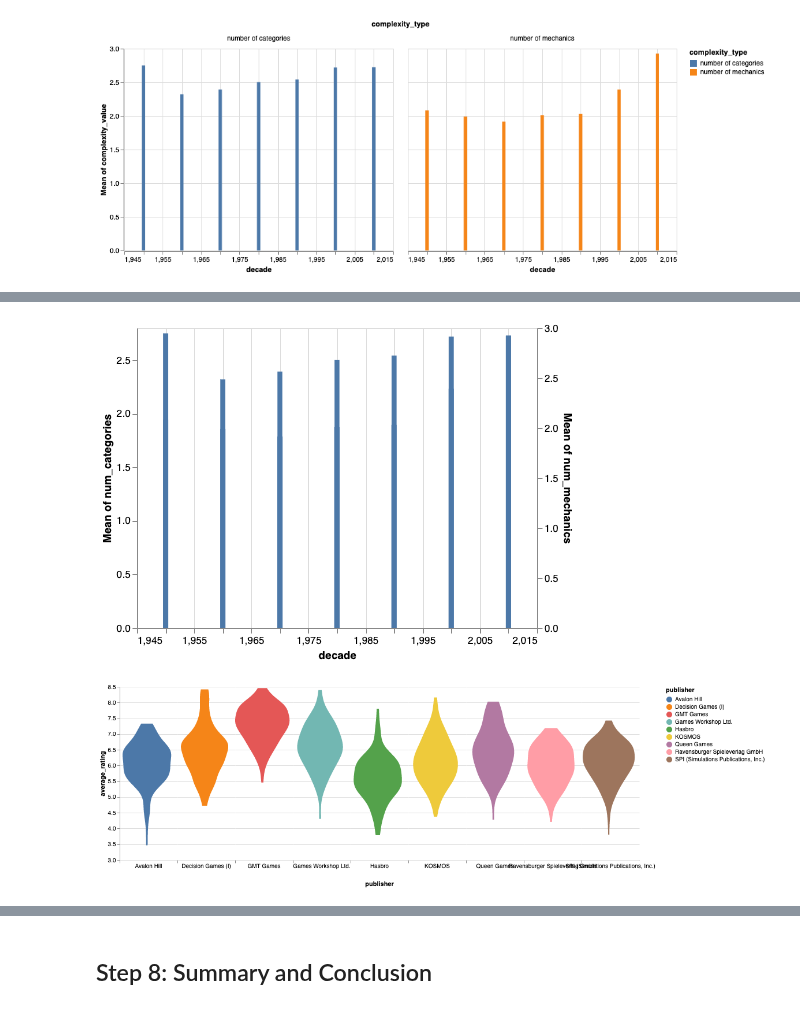
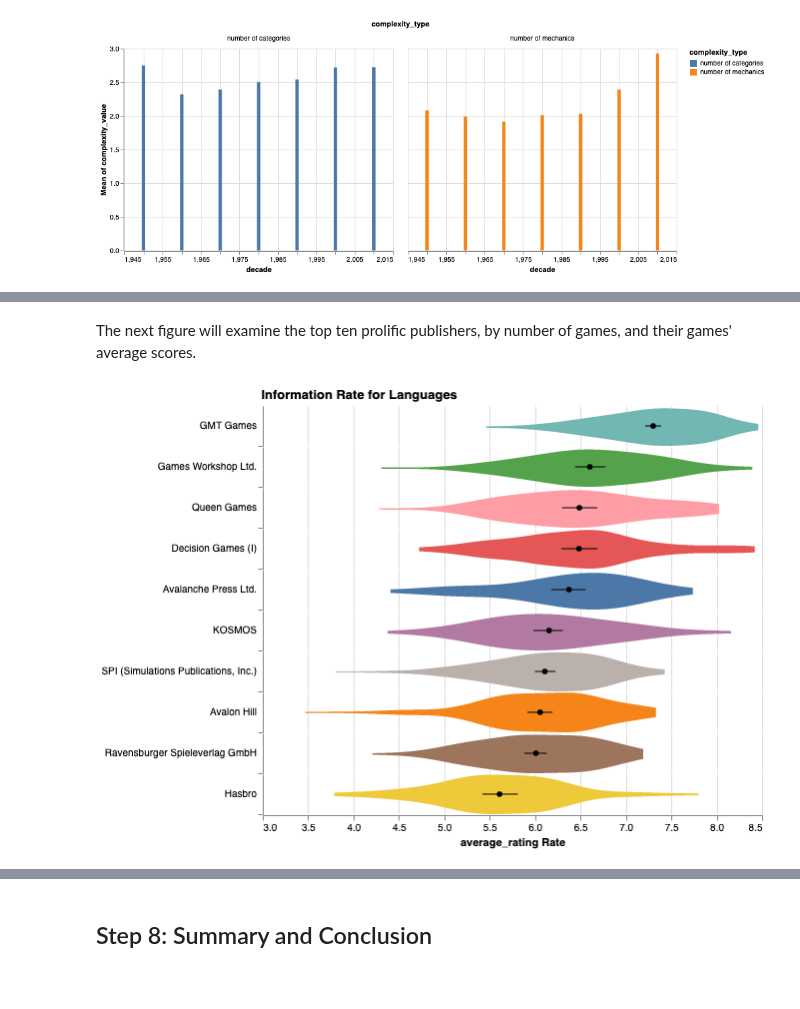
Before and after one commit to ubco-mds-2020-labs/data-550-project2-group-14, a Jupyter notebook: boardgame_EDA_2.ipynb, the cells around one changed output, grey strips where cells are left out. Saved outputs shown, nothing was run; the diff lists cells and outputs as text; code cells hidden in the pictures; blank space fills up the shorter version.

Commit message:
tidy up my two graphs

```diff
--- a/boardgame_EDA_2.ipynb
+++ b/boardgame_EDA_2.ipynb
@@ -218,7 +218,7 @@ combined["decade"] = [int((str(x)[0:-1])+"0") for x in combined["year_published"
 # %%
 v = boardgame_data.publisher.value_counts()
 publish_gt_10 = boardgame_data[boardgame_data.publisher.isin(v.index[v.gt(10)])]
-top_publishers = set(v[0:9].index)
+top_publishers = set(v[0:10].index)
 top_10_publishers_by_count = boardgame_data[boardgame_data["publisher"].isin(top_publishers)]
 # %% [markdown]
 ## Step 6: Research Questions
@@ -382,45 +378,53 @@ chart.display()
-# %%
-alt.layer(cat, mech).resolve_scale(
-    y = 'independent'
-)
-# %% [output]
-[figure, removed]
+# %% [markdown]
+The next figure will examine the top ten prolific publishers, by number of games, and their games' average scores.
 # %%
-# alt.Chart(top_10_publishers_by_count).mark_bar().encode(
-#     alt.X("average_rating", bin=False),
-#     y='count()',
-#     facet=alt.Facet('publisher', columns=3)
-# )
-
-
-alt.Chart(top_10_publishers_by_count).transform_density(
+chart = alt.Chart(top_10_publishers_by_count).transform_density(
     'average_rating',
     as_=['average_rating', 'density'],
     groupby=['publisher']
-).mark_area(orient='horizontal').encode(
-    y='average_rating:Q',
-    color='publisher:N',
-    x=alt.X(
+).mark_area(orient='vertical').encode(
+    x='average_rating:Q',
+    color=alt.Color('publisher:N',legend=None),
+    y=alt.Y(
         'density:Q',
         stack='center',
         impute=None,
         title=None,
         axis=alt.Axis(labels=False, values=[0],grid=False, ticks=True),
-    ),
-    column=alt.Column(
+    ),)
+
+rule = alt.Chart(top_10_publishers_by_count).mark_circle(color='black').encode(
+    x='mean(average_rating):Q'
+)
+
+error_bars = alt.Chart(top_10_publishers_by_count).mark_errorbar(extent='ci').encode(
+  x=alt.X('average_rating', title="average_rating Rate")
+)
+
+chart_t = (chart + rule + error_bars).properties(
+    width=500,
+    height=40
+).facet(
+    row=alt.Row(
         'publisher:N',
         header=alt.Header(
-            titleOrient='bottom',
-            labelOrient='bottom',
+            labelAlign='left',
+            title = None,
+            labelAngle=0,
             labelPadding=0,
         ),
-    )
-).properties(
-    width=100
-).configure_facet(
+        sort=alt.EncodingSortField('average_rating', op='mean', order='descending'),
+    ),
+
+         ).properties(
+    title='Information Rate for Languages',
+).resolve_scale(y=alt.ResolveMode("independent")).configure_facet(
     spacing=0
 ).configure_view(
     stroke=None
+).configure_title(
+    dx = 160
 )
+chart_t
 # %% [output]
-[figure, old version]
+[figure, new version]
```
Also changed, not shown: parts of 6 cells of this notebook.
